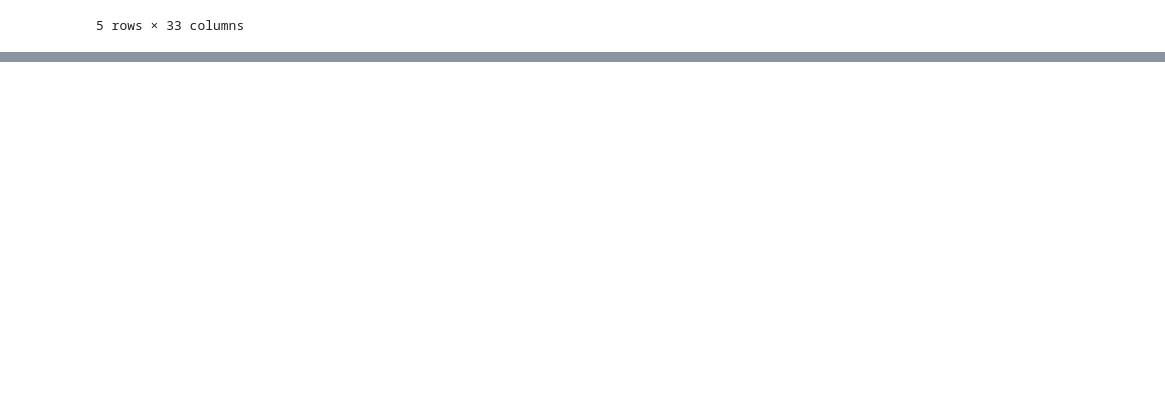
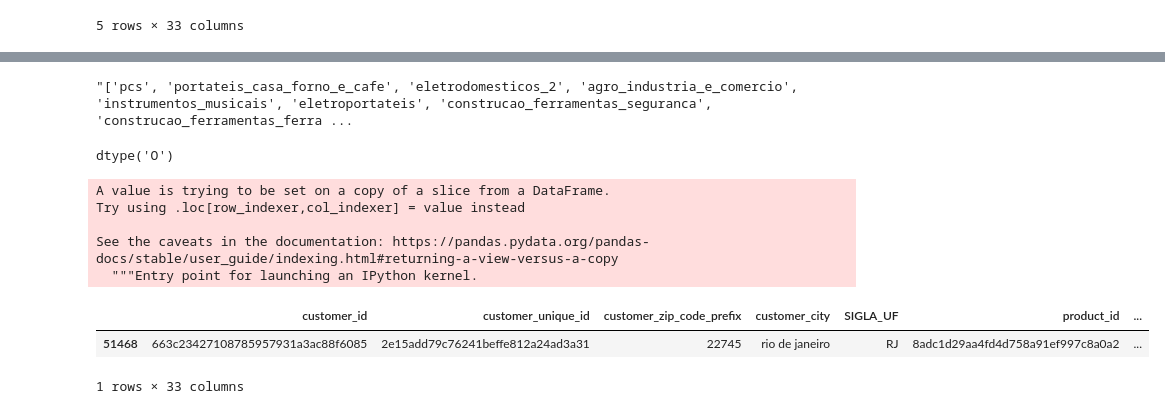
Before and after one commit to arcursino/credit-bureau, a Jupyter notebook: olist_transform.ipynb, the cells around one changed output, grey strips where cells are left out. Drawn from its saved outputs; the diff is of its cells as text; code cells hidden in the pictures; blank space fills up the shorter version.

```diff
--- a/olist_transform.ipynb
+++ b/olist_transform.ipynb
@@ -248,0 +127,2 @@ fmap.save(outfile= "geracoes_rj.html")
+# %%
+prod_uf = olist[olist['SIGLA_UF'] == 'RJ']
@@ -248,0 +143,13 @@ fmap.save(outfile= "geracoes_rj.html")
+# %%
+prod_uf = prod_uf.groupby(['product_category_name']).price.mean()
+prod_uf10 = prod_uf.nlargest(10)
+prod_uf10_df = pd.DataFrame(data=prod_uf10)
+produtos = list(prod_uf10_df.index)
+# %%
+prod[0]
+# %% [output]
+"['pcs', 'portateis_casa_forno_e_cafe', 'eletrodomesticos_2', 'agro_industria_e_comercio', 'instrumentos_musicais', 'eletroportateis', 'construcao_ferramentas_seguranca', 'construcao_ferramentas_ferra ...
+# %%
+prod_uf.top10_produtos.dtypes
+# %% [output]
+dtype('O')
@@ -248,0 +158,8 @@ fmap.save(outfile= "geracoes_rj.html")
+# %%
+prod_uf['top10_produtos'] = prod_uf['top10_produtos'].apply(literal_eval)
+# %% [output]
+A value is trying to be set on a copy of a slice from a DataFrame.
+Try using .loc[row_indexer,col_indexer] = value instead
+
+See the caveats in the documentation: https://pandas.pydata.org/pandas-docs/stable/user_guide/indexing.html#returning-a-view-versus-a-copy
+  """Entry point for launching an IPython kernel.
@@ -248,0 +170,6 @@ fmap.save(outfile= "geracoes_rj.html")
+# %%
+prod_uf.head(2)
+# %% [output]
+|  | customer_id | customer_unique_id | customer_zip_code_prefix | customer_city | SIGLA_UF | product_id | ... |
+| 51468 | 663c23427108785957931a3ac88f6085 | 2e15add79c76241beffe812a24ad3a31 | 22745 | rio de janeiro | RJ | 8adc1d29aa4fd4d758a91ef997c8a0a2 | ... |
+1 rows × 33 columns
```
Also changed, not shown: parts of 60 cells of this notebook, 3 other files.
